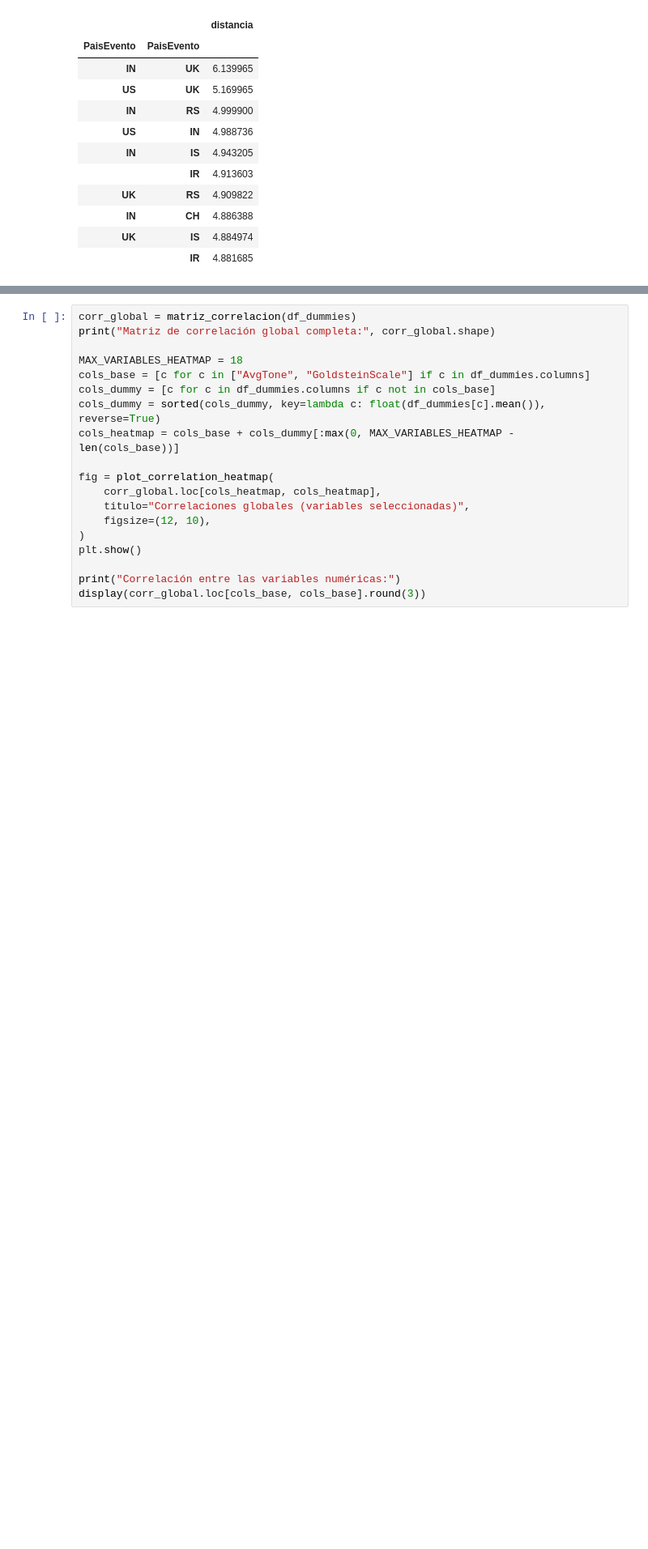
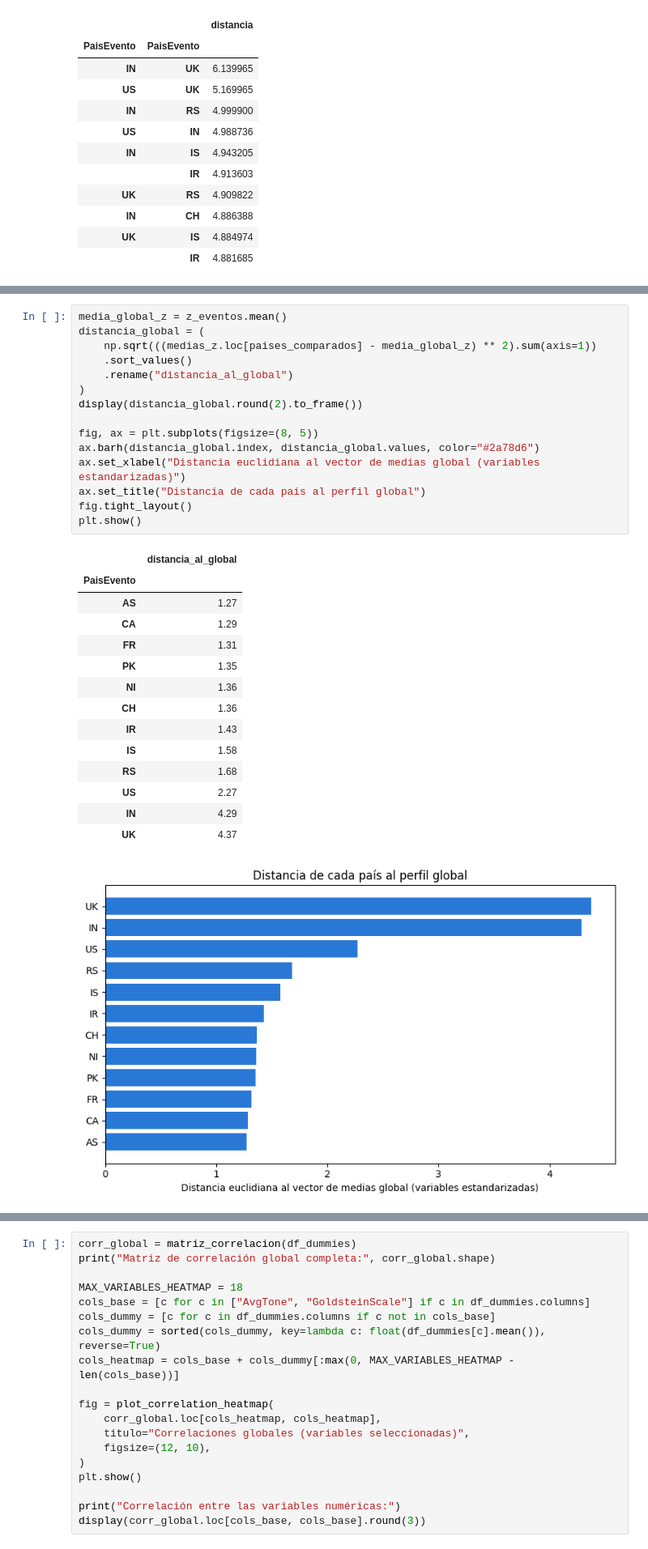
Before and after one commit to Mpretel/IID_MP, a Jupyter notebook: TP/tp3/notebooks/TP3.ipynb, the cells around one changed output, grey strips where cells are left out. Shown at 81% size. Cells and saved outputs as stored; diff of their text form; blank space fills up the shorter version.

```diff
--- a/TP/tp3/notebooks/TP3.ipynb
+++ b/TP/tp3/notebooks/TP3.ipynb
@@ -514,0 +585,31 @@ Pares con perfiles más diferentes:
+# %%
+media_global_z = z_eventos.mean()
+distancia_global = (
+    np.sqrt(((medias_z.loc[paises_comparados] - media_global_z) ** 2).sum(axis=1))
+    .sort_values()
+    .rename("distancia_al_global")
+)
+display(distancia_global.round(2).to_frame())
+
+fig, ax = plt.subplots(figsize=(8, 5))
+ax.barh(distancia_global.index, distancia_global.values, color="#2a78d6")
+ax.set_xlabel("Distancia euclidiana al vector de medias global (variables estandarizadas)")
+ax.set_title("Distancia de cada país al perfil global")
+fig.tight_layout()
+plt.show()
+# %% [output]
+|  | distancia_al_global |
+| PaisEvento |  |
+| AS | 1.27 |
+| CA | 1.29 |
+| FR | 1.31 |
+| PK | 1.35 |
+| NI | 1.36 |
+| CH | 1.36 |
+| IR | 1.43 |
+| IS | 1.58 |
+| RS | 1.68 |
+| US | 2.27 |
+| IN | 4.29 |
+| UK | 4.37 |
+[figure, added]
```
Also changed, not shown: parts of 30 cells of this notebook, 1 other file.
